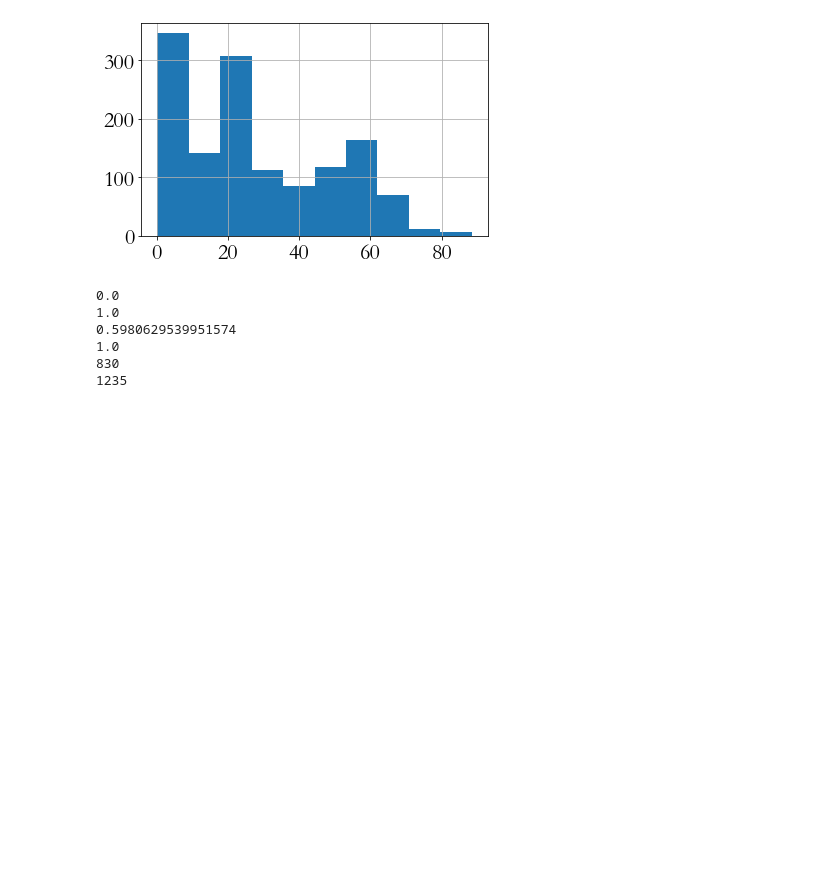
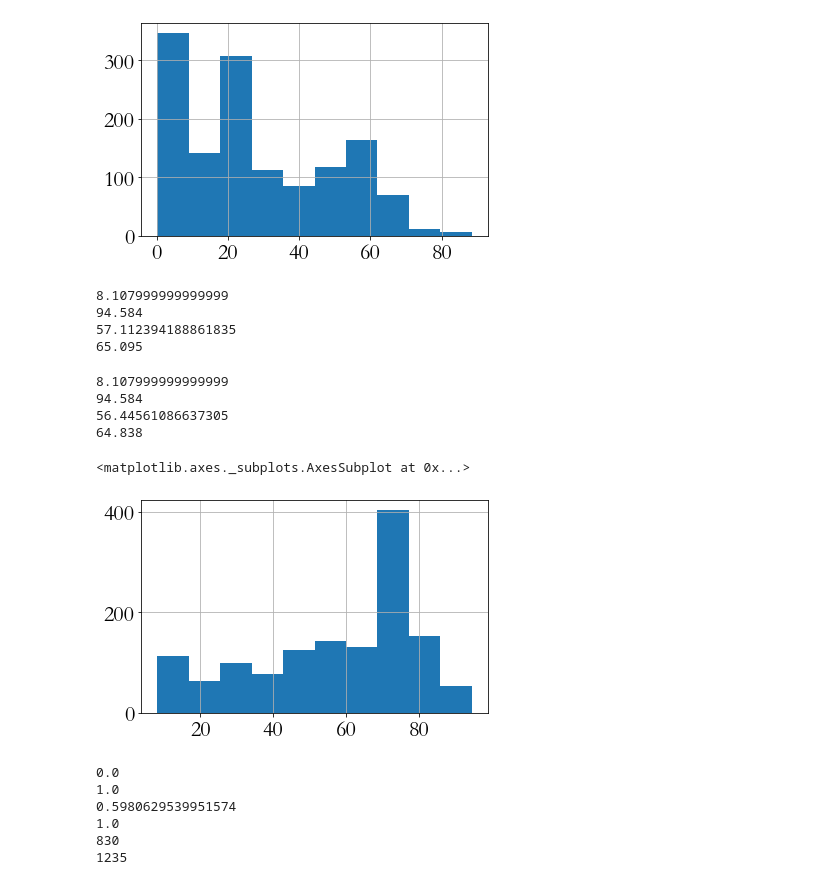
Before and after one commit to frankiiii/master_thesis, a Jupyter notebook: 08_desciptive_analysis.ipynb, the cells around one changed output. Drawn from its saved outputs; the diff is of its cells as text; code cells hidden in the pictures; blank space fills up the shorter version.

```diff
--- a/08_desciptive_analysis.ipynb
+++ b/08_desciptive_analysis.ipynb
@@ -791,6 +813,34 @@ df_s["forest_cov"].hist()
 # %% [output]
 <matplotlib.axes._subplots.AxesSubplot at 0x...>
 [figure]
+# %%
+### Summary statistics (complete dataset)  -----
+print(df["rural"].min())
+print(df["rural"].max())
+print(df["rural"].mean())
+print(df["rural"].median())
+# %% [output]
+8.107999999999999
+94.584
+57.112394188861835
+65.095
+# %%
+### Summary statistics (truncated version based on conflict onset variable) -----
+print(df_s["rural"].min())
+print(df_s["rural"].max())
+print(df_s["rural"].mean())
+print(df_s["rural"].median())
+# %% [output]
+8.107999999999999
+94.584
+56.44561086637305
+64.838
+# %%
+### Plot distribution ----
+df_s["rural"].hist()
+# %% [output]
+<matplotlib.axes._subplots.AxesSubplot at 0x...>
+[figure, added]
 # %%
 ### Value frequency (complete dataset) -----
 print(df["parent_splinter_nonstate"].min())
```
Also changed, not shown: parts of 4 cells of this notebook.
